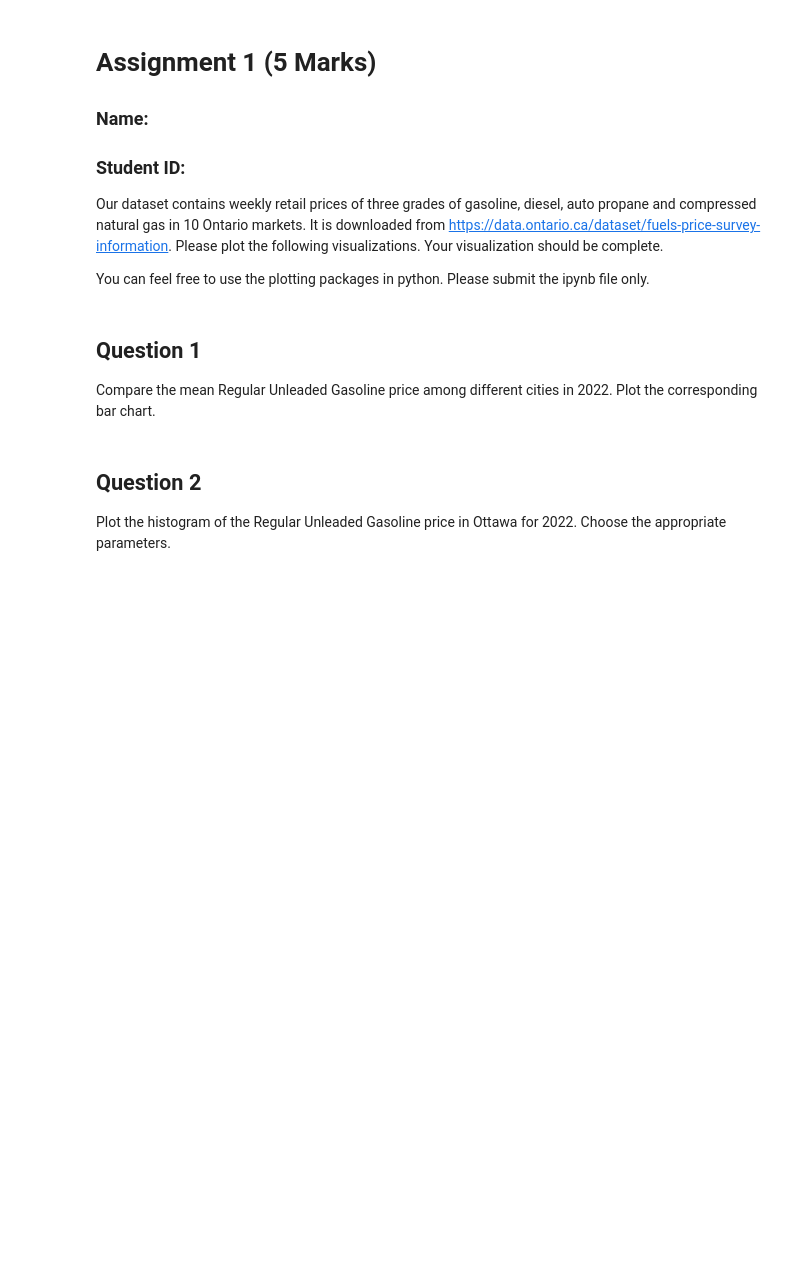
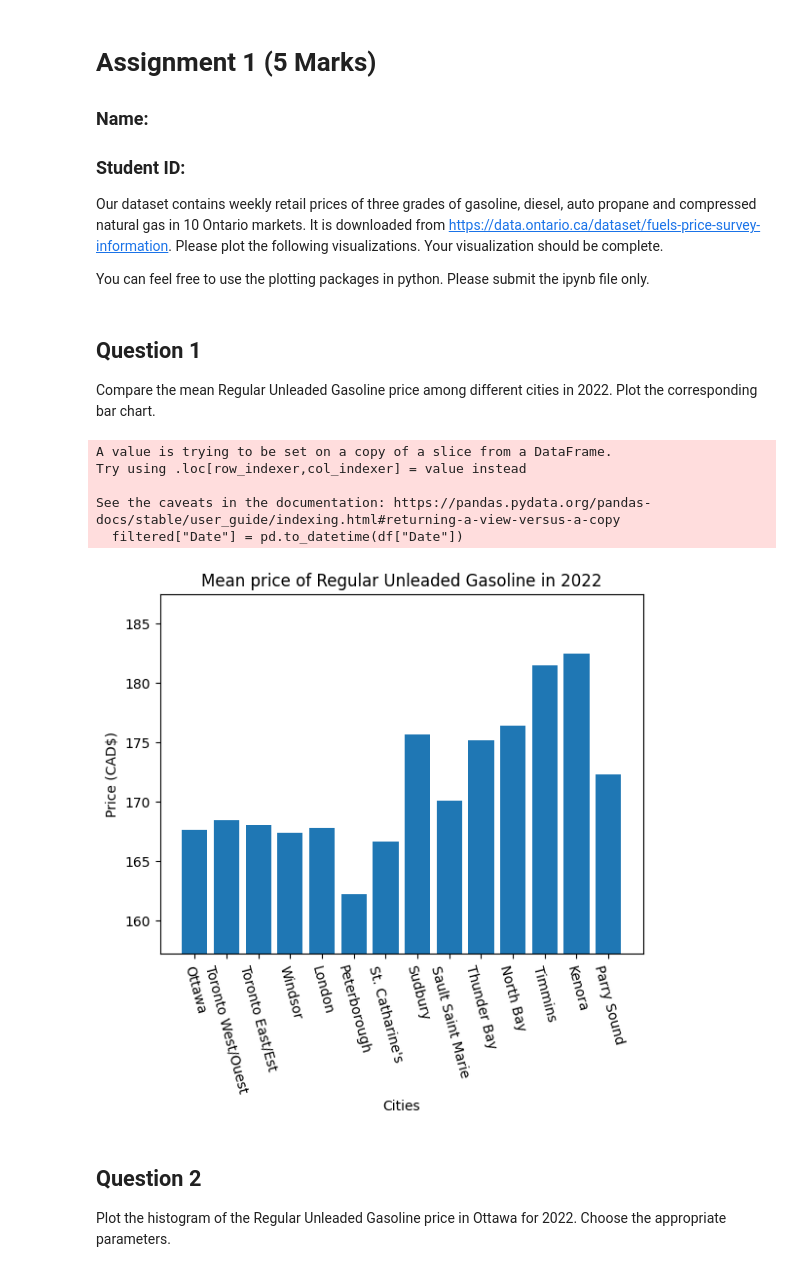
Before and after one commit to Ryan-JW-Kim/Year3Sem2, a Jupyter notebook: CP321/Assignment1/Assignment1.ipynb, the cells around one changed output. Saved outputs shown, nothing was run; the diff lists cells and outputs as text; code cells hidden in the pictures; blank space fills up the shorter version.

```diff
--- a/CP321/Assignment1/Assignment1.ipynb
+++ b/CP321/Assignment1/Assignment1.ipynb
@@ -14,6 +14,42 @@ df = pd.read_csv('data/fueltypesall1991-2023.csv')
 ## Question 1
 
 Compare the mean Regular Unleaded Gasoline price among different cities in 2022. Plot the corresponding bar chart.
+# %%
+import matplotlib.pyplot as plt
+import datetime as dt
+import numpy as np
+
+# Filter for only Regular Unleaded Gasoline
+filtered = df[df["Fuel Type"] == "Regular Unleaded Gasoline"]
+
+# Filter for entries of 2022
+filtered["Date"] = pd.to_datetime(df["Date"])
+filtered = filtered[filtered["Date"].dt.year == 2022]
+
+# Calculate mean values of include dataframe
+mean_values = filtered.mean(numeric_only=True)[:-3]
+
+# Ignore non-city columns
+cities = df.columns.to_list()[1:-5]
+
+# Define lower and upper ranges for better readibility
+lower_range = mean_values.min() - 5
+upper_range = mean_values.max() + 5
+
+plt.title("Mean price of Regular Unleaded Gasoline in 2022")
+plt.xlabel("Cities")
+plt.ylabel("Price (CAD$)")
+plt.ylim(lower_range, upper_range)
+plt.xticks(rotation=-75)
+plt.bar(cities, mean_values)
+plt.show()
+# %% [output]
+A value is trying to be set on a copy of a slice from a DataFrame.
+Try using .loc[row_indexer,col_indexer] = value instead
+
+See the caveats in the documentation: https://pandas.pydata.org/pandas-docs/stable/user_guide/indexing.html#returning-a-view-versus-a-copy
+  filtered["Date"] = pd.to_datetime(df["Date"])
+[figure, added]
 # %% [markdown]
 ## Question 2
 
```
Also changed, not shown: parts of 1 cell of this notebook, 2 other files.
